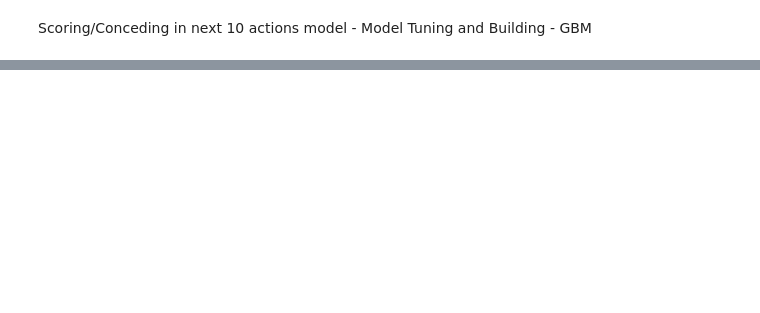
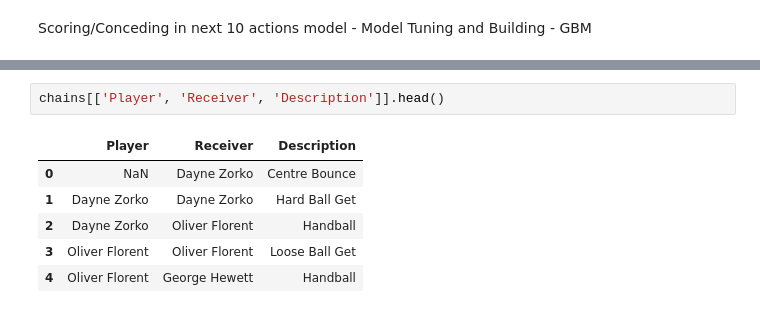
Before and after one commit to ciaran-grant/expected-vaep-model, a Jupyter notebook: notebooks/process/5_predict_player_stats.ipynb, the cells around one changed output, grey strips where cells are left out. Saved outputs shown, nothing was run; the diff lists cells and outputs as text; blank space fills up the shorter version.

```diff
--- a/notebooks/process/5_predict_player_stats.ipynb
+++ b/notebooks/process/5_predict_player_stats.ipynb
@@ -17,0 +31,9 @@ predict_player_stats()
+# %%
+chains[['Player', 'Receiver', 'Description']].head()
+# %% [output]
+|  | Player | Receiver | Description |
+| 0 | NaN | Dayne Zorko | Centre Bounce |
+| 1 | Dayne Zorko | Dayne Zorko | Hard Ball Get |
+| 2 | Dayne Zorko | Oliver Florent | Handball |
+| 3 | Oliver Florent | Oliver Florent | Loose Ball Get |
+| 4 | Oliver Florent | George Hewett | Handball |
```
Also changed, not shown: parts of 11 cells of this notebook, 1 other file.
